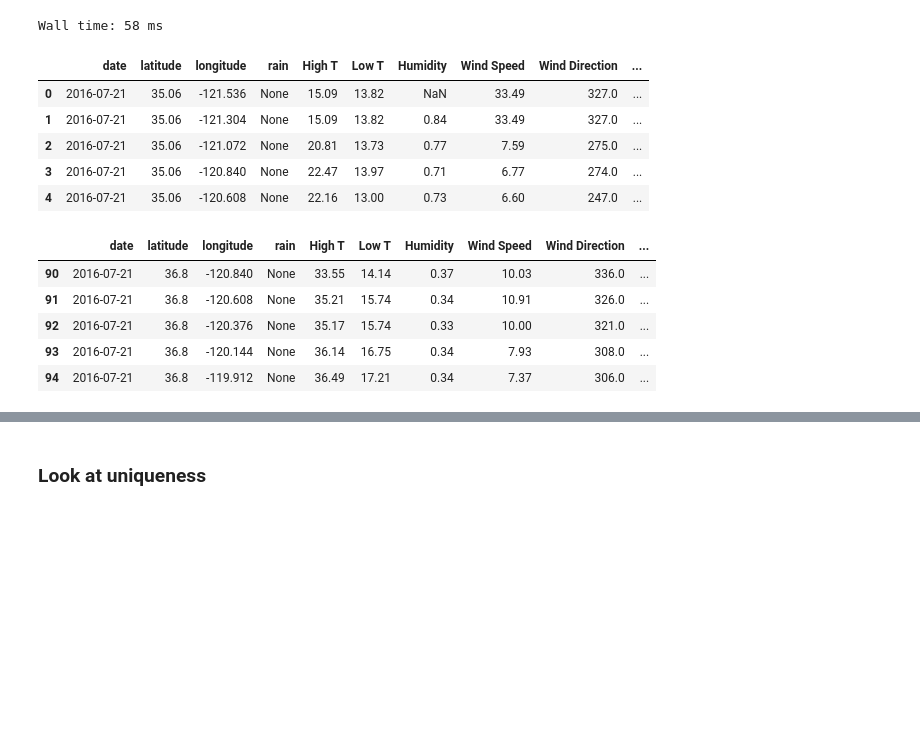
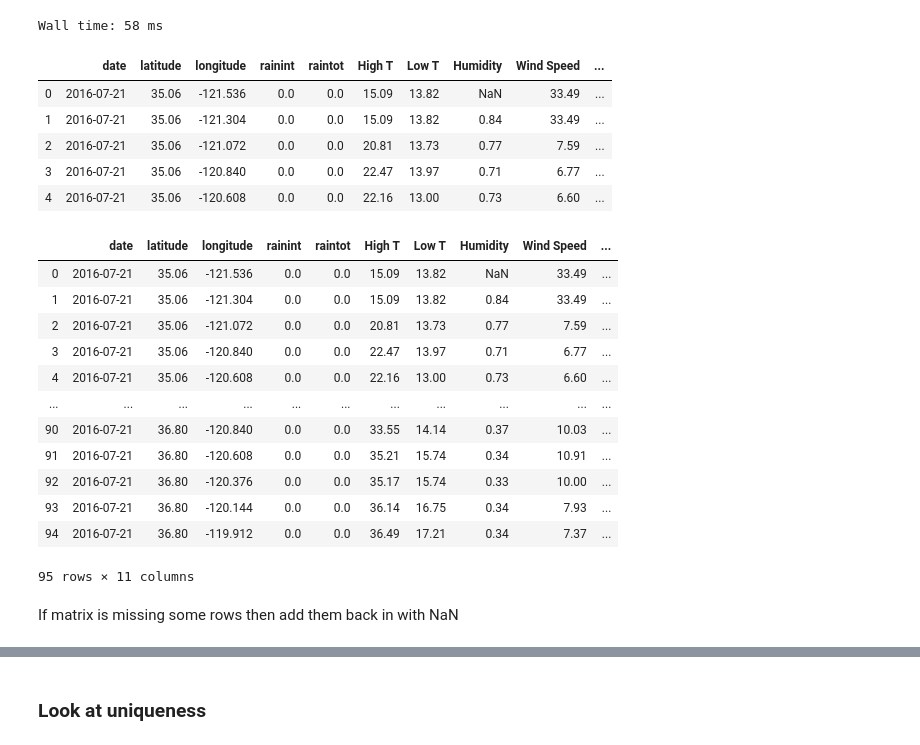
Before and after one commit to lchutny/wildfireplus, a Jupyter notebook: EDA/EDA Weather.ipynb, the cells around one changed output, grey strips where cells are left out. Saved outputs shown, nothing was run; the diff lists cells and outputs as text; code cells hidden in the pictures; blank space fills up the shorter version.

Commit message:
nearly operationalized weather data plus new refs

```diff
--- a/EDA/EDA Weather.ipynb
+++ b/EDA/EDA Weather.ipynb
@@ -129,7 +133,8 @@ weather['daily']['data']
 # %%
 # Parsed important elements:
 dailydata = weather['daily']['data'][0]
-rain = dailydata['precipIntensityMax']
+rainint = dailydata['precipIntensityMax']
+raintot = dailydata['precipAccumulation']=0.0
 hitemp = dailydata['temperatureHigh']
 lotemp = dailydata['temperatureLow']
 humidity = dailydata['humidity']
@@ -137,7 +142,7 @@ windspd = dailydata['windSpeed']
 winddir = dailydata['windBearing']
 clouds = dailydata['cloudCover']
 # %%
-point = [date,lat,long,rain,hitemp,lotemp,humidity,windspd,winddir,clouds]
+point = [date,lat,long,rainint,raintot,hitemp,lotemp,humidity,windspd,winddir,clouds]
 # %%
 point
 # %% [output]
@@ -219,12 +225,14 @@ with open('../data/GlobalFire2016/weathertest.pickle','wb') as f:
 # %% [output]
 Wall time: 58 ms
 # %%
-def check_point(info):
+def check_point(info,rain=False):
     """ to check if there is a value for that weather element and provide
     either None or the value back
     """
     if info:
         return info
+    elif (not info and rain):
+        return 0.0
     else:
         return None
 # %%
@@ -237,7 +245,7 @@ def date_df(data_out):
     """
     data_convert=[]
     # Titles for the data
-    coltitles = ['date','latitude','longitude','rain','High T','Low T','Humidity','Wind Speed','Wind Direction','Cloud Cover']
+    coltitles = ['date','latitude','longitude','rainint','raintot','High T','Low T','Humidity','Wind Speed','Wind Direction','Cloud Cover']
     data_convert.append(coltitles)
     # Loope through all the geopoints to get the data
     for point in data_out:
@@ -247,17 +255,18 @@ def date_df(data_out):
         if daily:
             data = daily['data'][0]
             time = datetime.fromtimestamp(data['time']).strftime('%Y-%m-%d')
-            rain = data.get('precipIntensityMax')
+            rainint = data.get('precipIntensityMax')
+            raintot = data.get('precipAccumulation')
             hitemp = data.get('temperatureHigh')
             lotemp = data.get('temperatureLow')
             humidity = data.get('humidity')
             windspd = data.get('windSpeed')
             winddir = data.get('windBearing')
             clouds = data.get('cloudCover')
-            point = [date,lat,long,check_point(rain), \
-                     check_point(hitemp),check_point(lotemp), \
-                     check_point(humidity),check_point(windspd), \
-                     check_point(winddir), check_point(clouds)]
+            point = [date,lat,long,check_point(rainint,1),check_point(raintot,1), \
+                     check_point(hitemp,0),check_point(lotemp,0), \
+                     check_point(humidity,0),check_point(windspd,0), \
+                     check_point(winddir,0), check_point(clouds,0)]
             data_convert.append(point)
         else:
             point = None
@@ -274,20 +283,28 @@ dates = ['2016-07-21']
 # create time string:
 date = dates[0]
 df2 = date_df(data_for_date)
-df2.head()
 # %% [output]
-|  | date | latitude | longitude | rain | High T | Low T | Humidity | Wind Speed | Wind Direction | ... |
-| 0 | 2016-07-21 | 35.06 | -121.536 | None | 15.09 | 13.82 | NaN | 33.49 | 327.0 | ... |
-| 1 | 2016-07-21 | 35.06 | -121.304 | None | 15.09 | 13.82 | 0.84 | 33.49 | 327.0 | ... |
-| 2 | 2016-07-21 | 35.06 | -121.072 | None | 20.81 | 13.73 | 0.77 | 7.59 | 275.0 | ... |
-| 3 | 2016-07-21 | 35.06 | -120.840 | None | 22.47 | 13.97 | 0.71 | 6.77 | 274.0 | ... |
-| 4 | 2016-07-21 | 35.06 | -120.608 | None | 22.16 | 13.00 | 0.73 | 6.60 | 247.0 | ... |
+|  | date | latitude | longitude | rainint | raintot | High T | Low T | Humidity | Wind Speed | ... |
+| 0 | 2016-07-21 | 35.06 | -121.536 | 0.0 | 0.0 | 15.09 | 13.82 | NaN | 33.49 | ... |
+| 1 | 2016-07-21 | 35.06 | -121.304 | 0.0 | 0.0 | 15.09 | 13.82 | 0.84 | 33.49 | ... |
+| 2 | 2016-07-21 | 35.06 | -121.072 | 0.0 | 0.0 | 20.81 | 13.73 | 0.77 | 7.59 | ... |
+| 3 | 2016-07-21 | 35.06 | -120.840 | 0.0 | 0.0 | 22.47 | 13.97 | 0.71 | 6.77 | ... |
+| 4 | 2016-07-21 | 35.06 | -120.608 | 0.0 | 0.0 | 22.16 | 13.00 | 0.73 | 6.60 | ... |
 # %%
-df2.tail()
+df2
 # %% [output]
-|  | date | latitude | longitude | rain | High T | Low T | Humidity | Wind Speed | Wind Direction | ... |
-| 90 | 2016-07-21 | 36.8 | -120.840 | None | 33.55 | 14.14 | 0.37 | 10.03 | 336.0 | ... |
-| 91 | 2016-07-21 | 36.8 | -120.608 | None | 35.21 | 15.74 | 0.34 | 10.91 | 326.0 | ... |
-| 92 | 2016-07-21 | 36.8 | -120.376 | None | 35.17 | 15.74 | 0.33 | 10.00 | 321.0 | ... |
-| 93 | 2016-07-21 | 36.8 | -120.144 | None | 36.14 | 16.75 | 0.34 | 7.93 | 308.0 | ... |
-| 94 | 2016-07-21 | 36.8 | -119.912 | None | 36.49 | 17.21 | 0.34 | 7.37 | 306.0 | ... |
+|  | date | latitude | longitude | rainint | raintot | High T | Low T | Humidity | Wind Speed | ... |
+| 0 | 2016-07-21 | 35.06 | -121.536 | 0.0 | 0.0 | 15.09 | 13.82 | NaN | 33.49 | ... |
+| 1 | 2016-07-21 | 35.06 | -121.304 | 0.0 | 0.0 | 15.09 | 13.82 | 0.84 | 33.49 | ... |
+| 2 | 2016-07-21 | 35.06 | -121.072 | 0.0 | 0.0 | 20.81 | 13.73 | 0.77 | 7.59 | ... |
+| 3 | 2016-07-21 | 35.06 | -120.840 | 0.0 | 0.0 | 22.47 | 13.97 | 0.71 | 6.77 | ... |
+| 4 | 2016-07-21 | 35.06 | -120.608 | 0.0 | 0.0 | 22.16 | 13.00 | 0.73 | 6.60 | ... |
+| ... | ... | ... | ... | ... | ... | ... | ... | ... | ... | ... |
+| 90 | 2016-07-21 | 36.80 | -120.840 | 0.0 | 0.0 | 33.55 | 14.14 | 0.37 | 10.03 | ... |
+| 91 | 2016-07-21 | 36.80 | -120.608 | 0.0 | 0.0 | 35.21 | 15.74 | 0.34 | 10.91 | ... |
+| 92 | 2016-07-21 | 36.80 | -120.376 | 0.0 | 0.0 | 35.17 | 15.74 | 0.33 | 10.00 | ... |
+| 93 | 2016-07-21 | 36.80 | -120.144 | 0.0 | 0.0 | 36.14 | 16.75 | 0.34 | 7.93 | ... |
+| 94 | 2016-07-21 | 36.80 | -119.912 | 0.0 | 0.0 | 36.49 | 17.21 | 0.34 | 7.37 | ... |
+95 rows × 11 columns
+# %% [markdown]
+If matrix is missing some rows then add them back in with NaN
```
Also changed, not shown: parts of 26 cells of this notebook, 7 other files.
